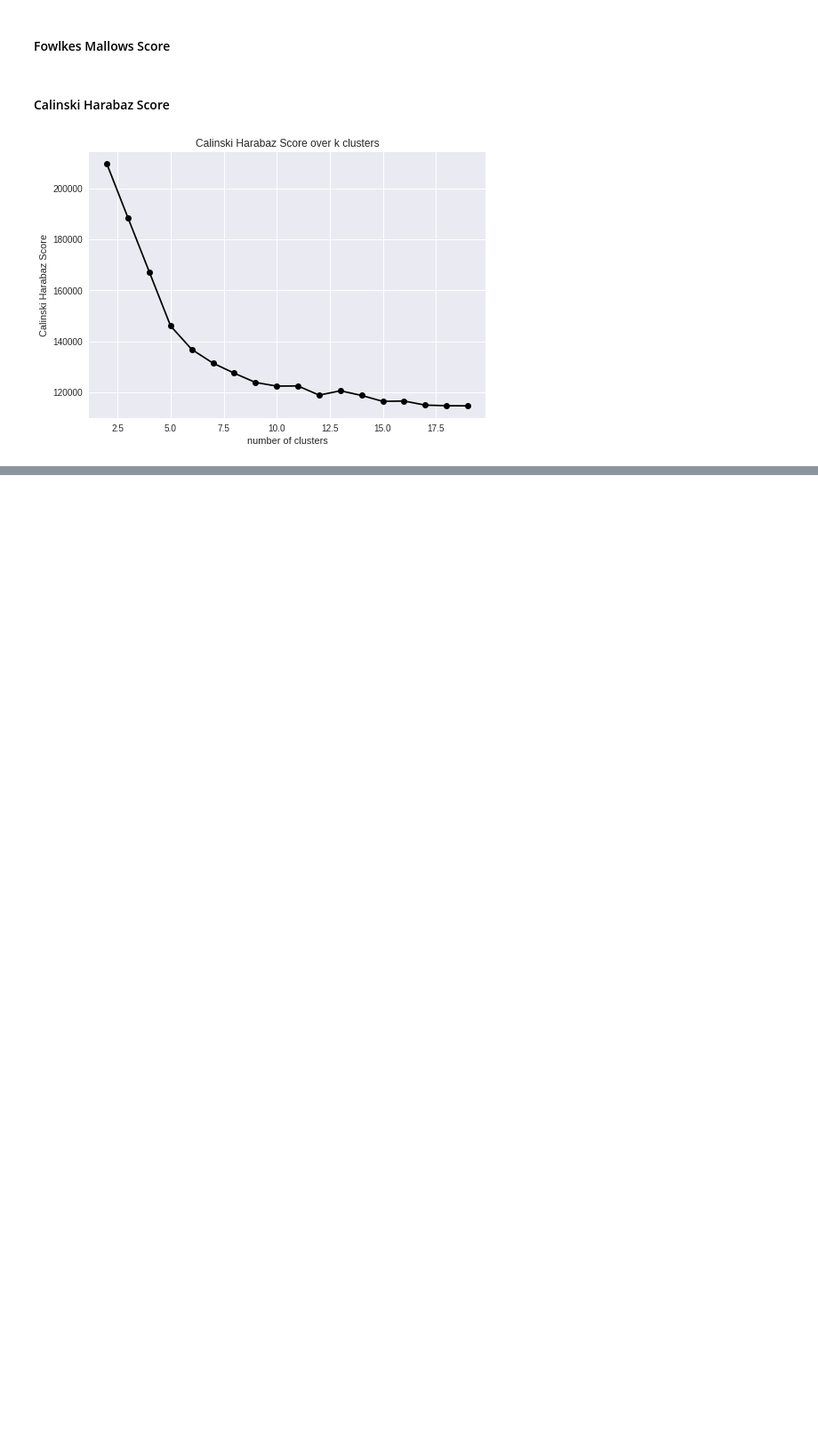
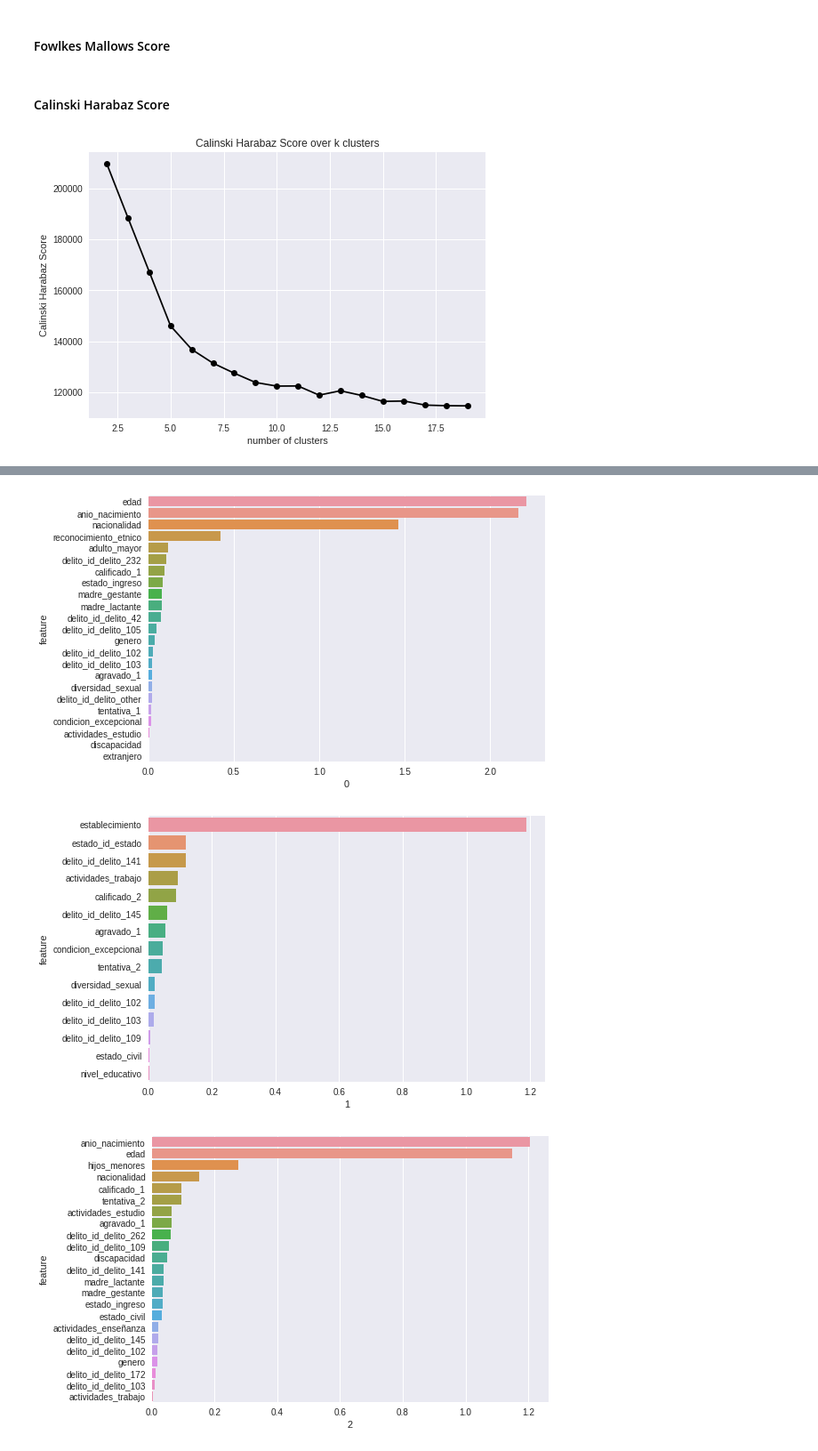
Before and after one commit to dehoyosb/MinJusticia_team77_DS4A_Project, a Jupyter notebook: app/unsupervised_learning_daniel.ipynb, the cells around one changed output, grey strips where cells are left out. Shown at 89% size. Saved outputs shown, nothing was run; the diff lists cells and outputs as text; code cells hidden in the pictures; blank space fills up the shorter version.

```diff
--- a/app/unsupervised_learning_daniel.ipynb
+++ b/app/unsupervised_learning_daniel.ipynb
@@ -689,0 +760,3 @@ ax.set(title='Calinski Harabaz Score over k clusters',
+# %%
+lg_coeffs = pd.DataFrame(clf.coef_, columns = data.columns).T.reset_index().rename(columns = {'index':'feature'})
+lg_coeffs
@@ -689,0 +781,10 @@ ax.set(title='Calinski Harabaz Score over k clusters',
+# %%
+for i in range(4):
+    d_cluster = lg_coeffs.sort_values(by=i, ascending = False)
+    d_cluster = d_cluster[d_cluster[i] > 0]
+    plt.figure(i)
+    sns.barplot(x=i, y="feature" , data=d_cluster)
+# %% [output]
+[figure, added]
+[figure, added]
+[figure, added]
```
Also changed, not shown: parts of 57 cells of this notebook.
